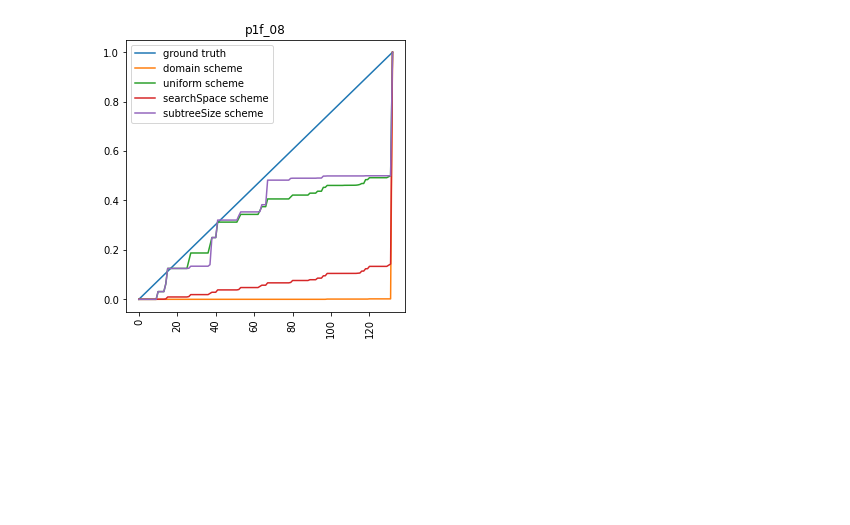
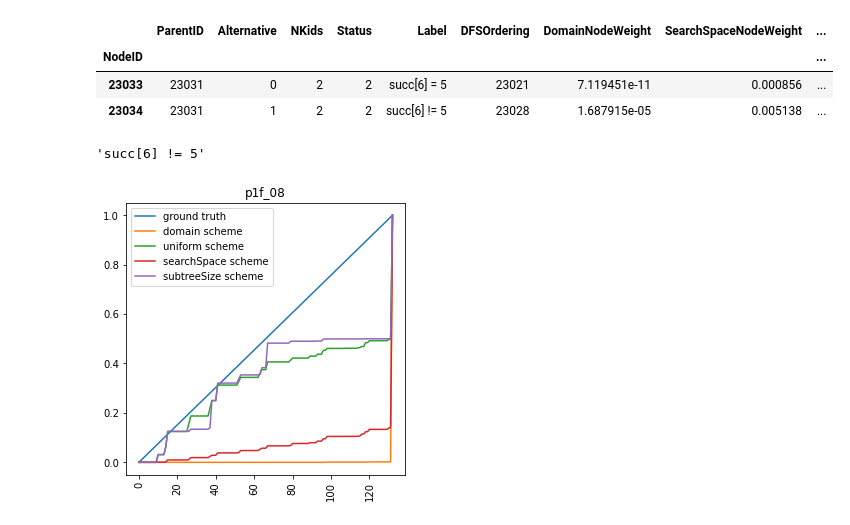
Before and after one commit to LongDangHoang/CPProgressEstimation, a Jupyter notebook: testground.ipynb, the cells around one changed output. Drawn from its saved outputs; the diff is of its cells as text; code cells hidden in the pictures; blank space fills up the shorter version.

```diff
--- a/testground.ipynb
+++ b/testground.ipynb
@@ -72,0 +123,7 @@ nodes_df
+# %%
+nodes_df[nodes_df['ParentID'] == 23031]
+# %% [output]
+|  | ParentID | Alternative | NKids | Status | Label | DFSOrdering | DomainNodeWeight | SearchSpaceNodeWeight | ... |
+| NodeID |  |  |  |  |  |  |  |  | ... |
+| 23033 | 23031 | 0 | 2 | 2 | succ[6] = 5 | 23021 | 7.119451e-11 | 0.000856 | ... |
+| 23034 | 23031 | 1 | 2 | 2 | succ[6] != 5 | 23028 | 1.687915e-05 | 0.005138 | ... |
@@ -73,3 +138,8 @@ nodes_df
+# %%
+nodes_df.loc[23034, 'Label']
+# find_split_variable(23031, nodes_df, info_df, {})
+# %% [output]
+'succ[6] != 5'
 # %%
 image_folder = 'graphs/'
 tree = 'benchmark_models/p1f/trees/08.sqlite'
```
Also changed, not shown: parts of 13 cells of this notebook, 6 other files.
